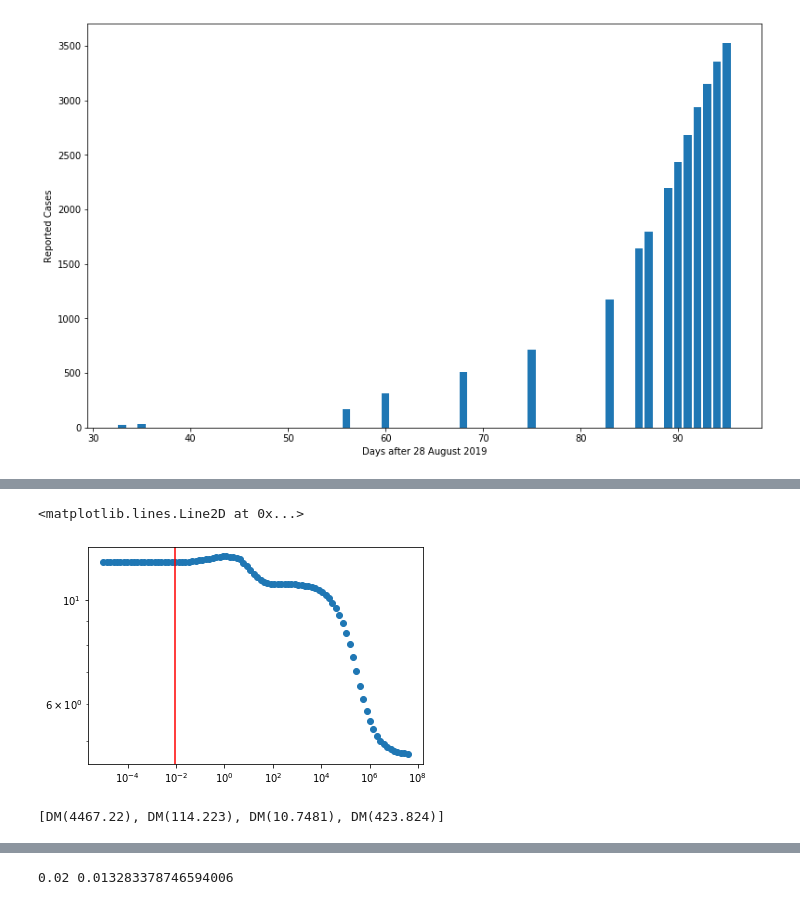
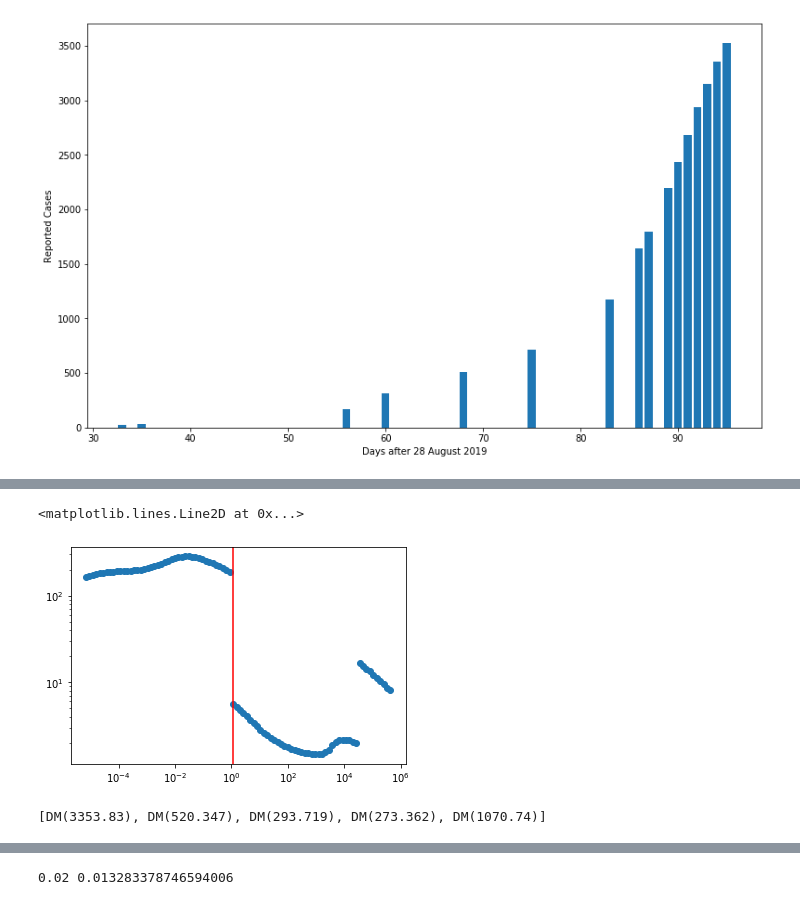
Before and after one commit to dwu402/pypei, a Jupyter notebook: samoa.ipynb, the cells around one changed output, grey strips where cells are left out. Cells and saved outputs as stored; diff of their text form; code cells hidden in the pictures.

```diff
--- a/samoa.ipynb
+++ b/samoa.ipynb
@@ -96,10 +102,10 @@ f2_ex = ca.Function('f2_ex', [solver_setup['x']], [objective.obj_2])
 getx = ca.Function('getx', [solver_setup['x']], model.xs)
 getp = ca.Function('getx', [solver_setup['x']], model.ps)
 # %%
-c0 = [max(cumdata)*np.ones(config['basis_number']) for _ in range(4)]
+c0 = [max(cumdata)*np.ones(config['basis_number']) for _ in range(5)]
 x0 = np.hstack([*c0, p0])
-lbx = [-np.inf]*(config['basis_number']*4) + [0]*len(config['regularisation_value'])
-alpha = 1e2
+lbx = [-np.inf]*(config['basis_number']*5) + [0]*len(config['regularisation_value'])
+alpha = 1e3
 # %%
 pure_solve = solver(x0=x0, p=[0, 0], lbx=lbx, lbg=0)
 # %% [output]
@@ -130,9 +136,9 @@ plt.plot(times, cumdata, 'o')
 # %%
 lbg = [0]*len(model.observation_times)*config['model_form']['state']
-ubg = [150000]*len(model.observation_times)*config['model_form']['state']
+ubg = [140000]*len(model.observation_times)*config['model_form']['state']
 # lbg[0] = 150000
 # %%
-prange = np.logspace(-6, 8, num=100)
+prange = np.logspace(-6, 6, num=100)
 sols = []
 xguess = x0
 for p in prange:
@@ -141,7 +147,7 @@ for p in prange:
         'p': [p, alpha],
         'lbx': lbx,
         'lbg': lbg,
-#         'ubg': ubg
+        'ubg': ubg
     }
     print(f"Solving for p={p}")
     sols.append(solver(**solve_opts))
@@ -167,9 +173,9 @@ iter    objective    inf_pr   inf_du lg(mu)  ||d||  lg(rg) alpha_du alpha_pr  ls
 # %%
 fsvals = np.array([(float(f1_ex(s['x'])), float(f2_ex(s['x']))) for s in sols])
 # %%
-idx = 28
-# plt.plot(prange, [float(s['x'][-3]) for s in sols], 'o-', label=r'$\alpha$')
-# plt.plot(prange, [float(s['x'][-2]) for s in sols], 'o-', label=r'$\beta$')
+idx = 50
+plt.plot(prange, [float(s['x'][-3]) for s in sols], 'o-', label=r'$\alpha$')
+plt.plot(prange, [float(s['x'][-2]) for s in sols], 'o-', label=r'$\beta$')
 plt.plot(prange, [float(s['x'][-1]) for s in sols], 'o-', label=r'$\gamma$')
 for q in p0:
     plt.axhline(q, color='k')
@@ -233,20 +239,20 @@ rinf(sols[idx])
 # %%
+def r0(sol):
+    pfin = np.array([float(p) for p in getp(sol['x'])])
+    return pfin[1]/pfin[0]
 # def r0(sol):
-#     pfin = np.array([float(p) for p in getp(sol['x'])])
-#     return pfin[1]/pfin[0]
-def r0(sol):
-    return 8*getp(sol['x'])
+#     return 8*getp(sol['x'])
 plt.plot(prange[7:-3], [r0(sol) for sol in sols][7:-3], 'o')
 plt.xscale('log')
 plt.yscale('log')
 plt.axvline(prange[idx], color='r')
 # %% [output]
 <matplotlib.lines.Line2D at 0x...>
-[figure, old version]
+[figure, new version]
 # %%
-[getx(sols[idx]['x'])[i][50] for i in range(4)]
+[getx(sols[idx]['x'])[i][50] for i in range(5)]
 # %% [output]
-[DM(4467.22), DM(114.223), DM(10.7481), DM(423.824)]
+[DM(3353.83), DM(520.347), DM(293.719), DM(273.362), DM(1070.74)]
 # %%
 getx(sols[idx]['x'])[0][0]
 # %% [output]
```
Also changed, not shown: parts of 43 cells of this notebook, 1 other file.
